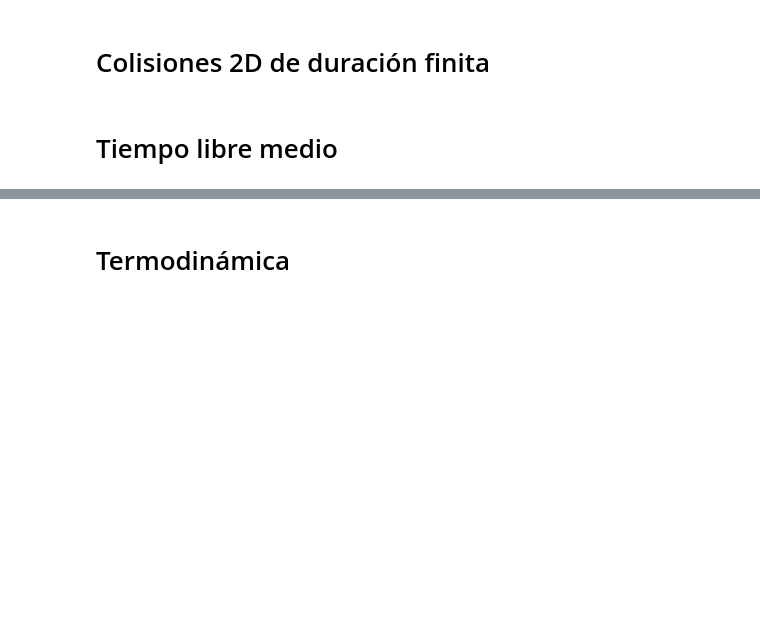
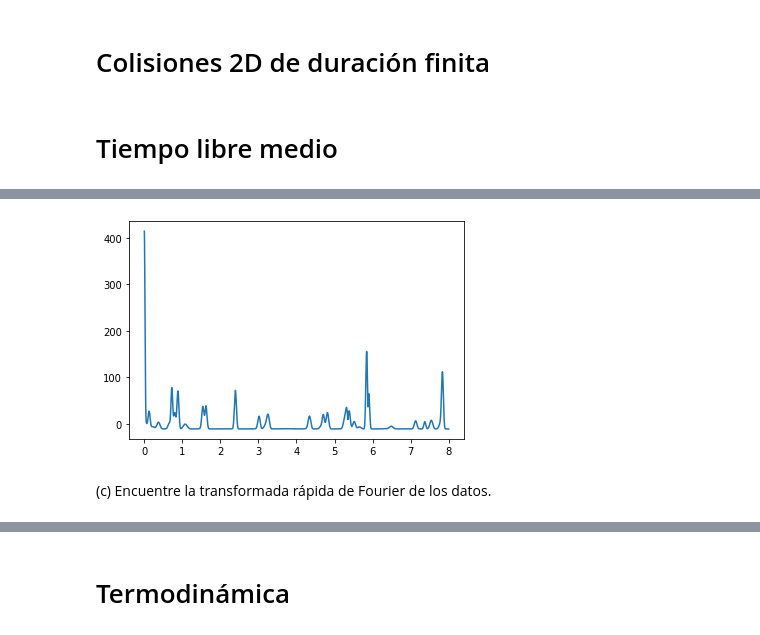
Before and after one commit to juanpablosalas/DanielDoradoJuanPabloSalas, a Jupyter notebook: Semana3/Semana3_DanielDorado_JuanPabloSalas.ipynb, the cells around one changed output, grey strips where cells are left out. Drawn from its saved outputs; the diff is of its cells as text; code cells hidden in the pictures; blank space fills up the shorter version.

```diff
--- a/Semana3/Semana3_DanielDorado_JuanPabloSalas.ipynb
+++ b/Semana3/Semana3_DanielDorado_JuanPabloSalas.ipynb
@@ -113,0 +154,7 @@ def GetParticles(NParticles,Limit,Velo,Dim=2,dt=0.1):
+# %%
+plt.plot(t,E_m)
+plt.show()
+# %% [output]
+[figure, added]
+# %% [markdown]
+(c) Encuentre la transformada rápida de Fourier de los datos.
```
Also changed, not shown: parts of 21 cells of this notebook, 1 other file.
